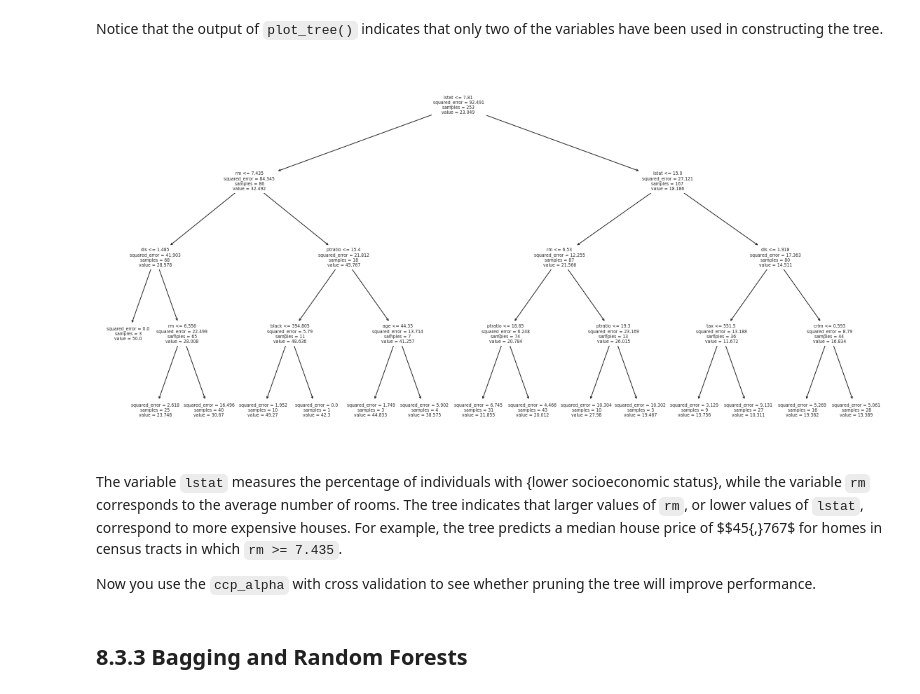
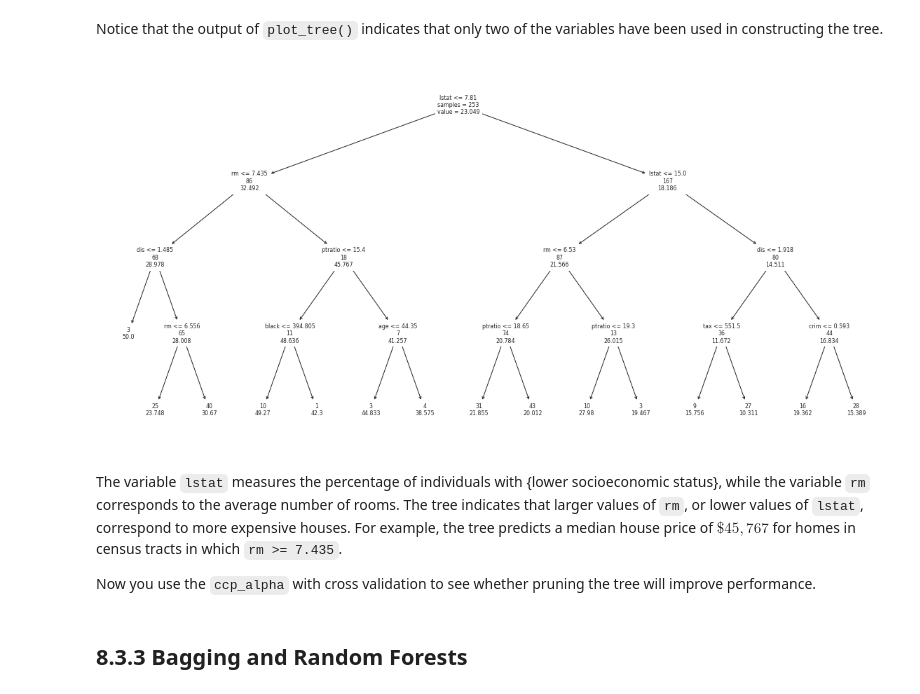
Before and after one commit to tvanzyl/ISL2_Python, a Jupyter notebook: Chapter_8_Lab.ipynb, the cells around one changed output. Drawn from its saved outputs; the diff is of its cells as text; code cells hidden in the pictures.

```diff
--- a/Chapter_8_Lab.ipynb
+++ b/Chapter_8_Lab.ipynb
@@ -339,12 +343,10 @@ Let us use the max_depth at 3.
+# %%
+X_boston = boston.drop('medv', axis=1)
+y_boston = boston.medv
+X_train, X_test, y_train, y_test = train_test_split(X_boston, y_boston, train_size=0.5, random_state=0)
+y_train = y_train.to_frame()
+y_test  = y_test.to_frame()
 # %%
 # as we move forward, it is good to keep the hyperparameters together for future iterations.
-boston = pd.read_csv('https://raw.githubusercontent.com/tvanzyl/Sharing_ISL_python/master/data/Boston.csv')
-X = boston.drop('medv', axis=1)
-y = boston.medv
-train_size = 0.5 # we used specific train size before, we can also use a percentage.
-random_state = 0
-max_depth = 4
-
-X_train, X_test, y_train, y_test = train_test_split(X, y, train_size=train_size, random_state=random_state)
-regr_tree = DecisionTreeRegressor(max_depth=max_depth)
-regr_tree.fit(X_train, y_train)
+regr_tree = DecisionTreeRegressor(max_depth=4)
+regr_tree.fit(X_train, y_train);
@@ -359,15 +372,17 @@ print(mean_squared_error(y_test, y_pred))
 Notice that the output of `plot_tree()` indicates that only two of the variables have been used in constructing the tree.
 # %%
 plt.figure(figsize=(20,10))  # customize according to the size of your tree
-plot_tree(regr_tree, feature_names = X_train.columns)
+plot_tree(regr_tree,
+          feature_names=regr_tree.feature_names_in_,
+          label='root',impurity=False)
 plt.show()
 # %% [output]
-[figure, old version]
+[figure, new version]
 # %% [markdown]
 The variable `lstat` measures the percentage of individuals with {lower  socioeconomic status},
 while the variable `rm` corresponds to the average number of rooms. The tree indicates that larger
 values of `rm`, or lower values of `lstat`, correspond to more expensive houses. For example,
-the tree predicts a median house price of $$45{,}767$ for homes in census tracts in which `rm >= 7.435`.
+the tree predicts a median house price of $\$45{,}767$ for homes in census tracts in which `rm >= 7.435`.
 
 Now you use the `ccp_alpha` with cross validation to see whether pruning the tree will improve performance.
 # %%
```
Also changed, not shown: parts of 34 cells of this notebook, 1 other file.
